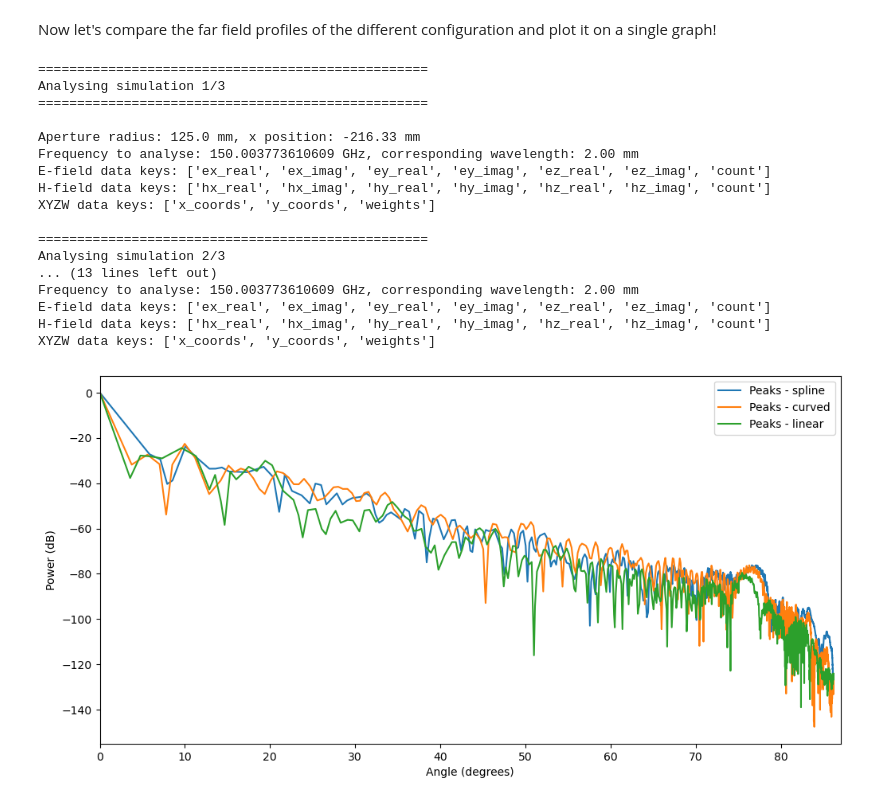
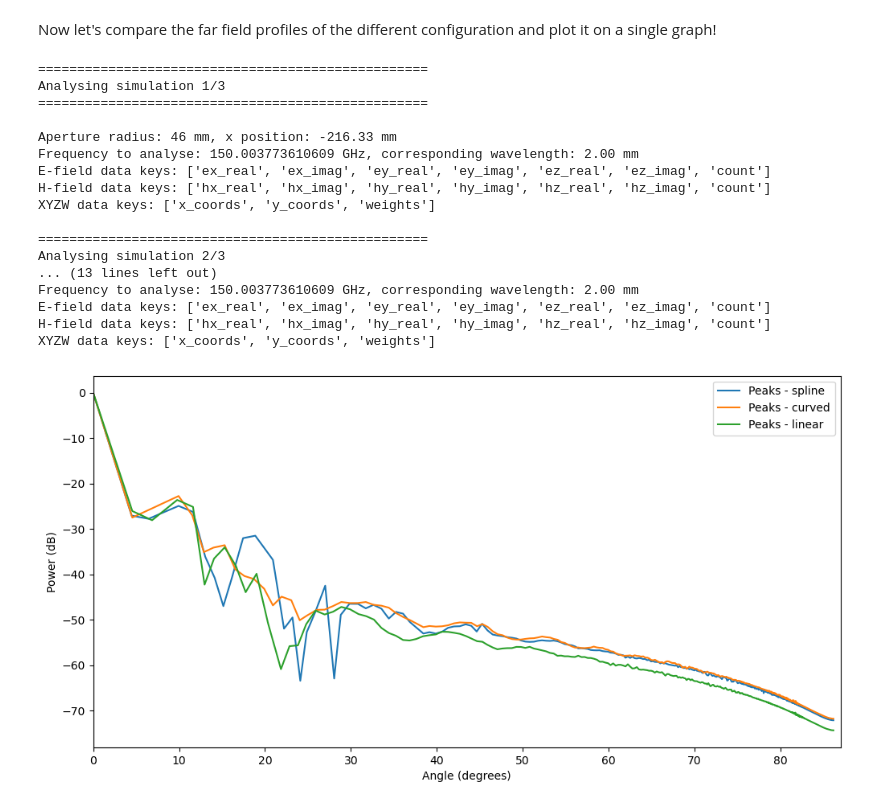
Before and after one commit to aa16oaslak/MeepSAT, a Jupyter notebook: examples/02_simple_single_lens_AddedComplexities_TRV_b_noflairs.ipynb, the cells around one changed output. Saved outputs shown, nothing was run; the diff lists cells and outputs as text; code cells hidden in the pictures.

```diff
--- a/examples/02_simple_single_lens_AddedComplexities_TRV_b_noflairs.ipynb
+++ b/examples/02_simple_single_lens_AddedComplexities_TRV_b_noflairs.ipynb
@@ -565,7 +565,7 @@ for i, config in enumerate(forebaffle_configs):
 
     # print(data["sources"]["source1"]["frequecy"])
     # Define aperture radius OUTSIDE the loop
-    aperture_radius =data["simulation"]["primary_params"]["cell_size"]["y"]/2 #data["apertures"]["aperture1"]["diameter"] / 2 #data["simulation"]["primary_params"]["cell_size"]["y"]/2 #data["apertures"]["aperture1"]["diameter"] / 2
+    aperture_radius = 46 #data["simulation"]["primary_params"]["cell_size"]["y"]/2 #data["apertures"]["aperture1"]["diameter"] / 2 #data["simulation"]["primary_params"]["cell_size"]["y"]/2 #data["apertures"]["aperture1"]["diameter"] / 2
     x_mm = -data["simulation"]["primary_params"]["cell_size"]["x"]/2 + 8.67  #data["apertures"]["aperture1"]["pos_x"]
     print(f"Aperture radius: {aperture_radius} mm, x position: {x_mm} mm")
     freq = data["sources"]["source1"]["frequecy"]
@@ -737,32 +737,32 @@ plt.show()
 # Save the far field results as a dictionary for later analysis
 save_dir = os.path.join('./../processed_data', 'simple_single_lens_AddedComplexities_TRV_b_noflairs', f'{freq}GHz')
 os.makedirs(save_dir, exist_ok=True)
 far_field_results_path = os.path.join(save_dir, 'far_field_results.npz')
 # Save the dictionary as a numpy compressed file
 np.savez_compressed(far_field_results_path, **far_field_results)
 
 # #print range of y coords and delta y
 # print(f"Y-coordinates range: {y_coords_meepsat.min()} mm to {y_coords_meepsat.max()} mm, Delta y: {y_coords_meepsat[1] - y_coords_meepsat[0]} mm")
 
 # # Load the saved far field results for verification
 # loaded_far_field_results = np.load(far_field_results_path, allow_pickle=True)
 # print("Loaded far field results keys:", loaded_far_field_results.files)
 # %% [output]
 ==================================================
 Analysing simulation 1/3
 ==================================================
 
-Aperture radius: 125.0 mm, x position: -216.33 mm
+Aperture radius: 46 mm, x position: -216.33 mm
 Frequency to analyse: 150.003773610609 GHz, corresponding wavelength: 2.00 mm
 E-field data keys: ['ex_real', 'ex_imag', 'ey_real', 'ey_imag', 'ez_real', 'ez_imag', 'count']
 H-field data keys: ['hx_real', 'hx_imag', 'hy_real', 'hy_imag', 'hz_real', 'hz_imag', 'count']
 XYZW data keys: ['x_coords', 'y_coords', 'weights']
 
 ==================================================
 Analysing simulation 2/3
 ... (13 lines left out)
 Frequency to analyse: 150.003773610609 GHz, corresponding wavelength: 2.00 mm
 E-field data keys: ['ex_real', 'ex_imag', 'ey_real', 'ey_imag', 'ez_real', 'ez_imag', 'count']
 H-field data keys: ['hx_real', 'hx_imag', 'hy_real', 'hy_imag', 'hz_real', 'hz_imag', 'count']
 XYZW data keys: ['x_coords', 'y_coords', 'weights']
-[figure, old version]
+[figure, new version]
```
Also changed, not shown: 12 other files.
